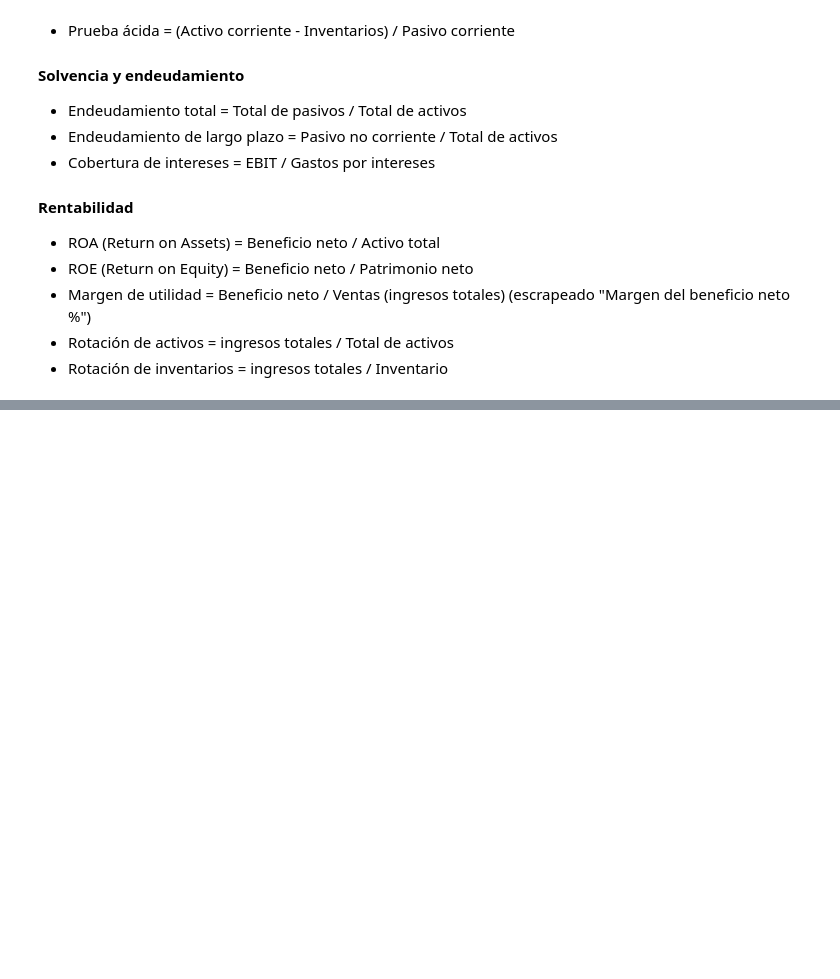
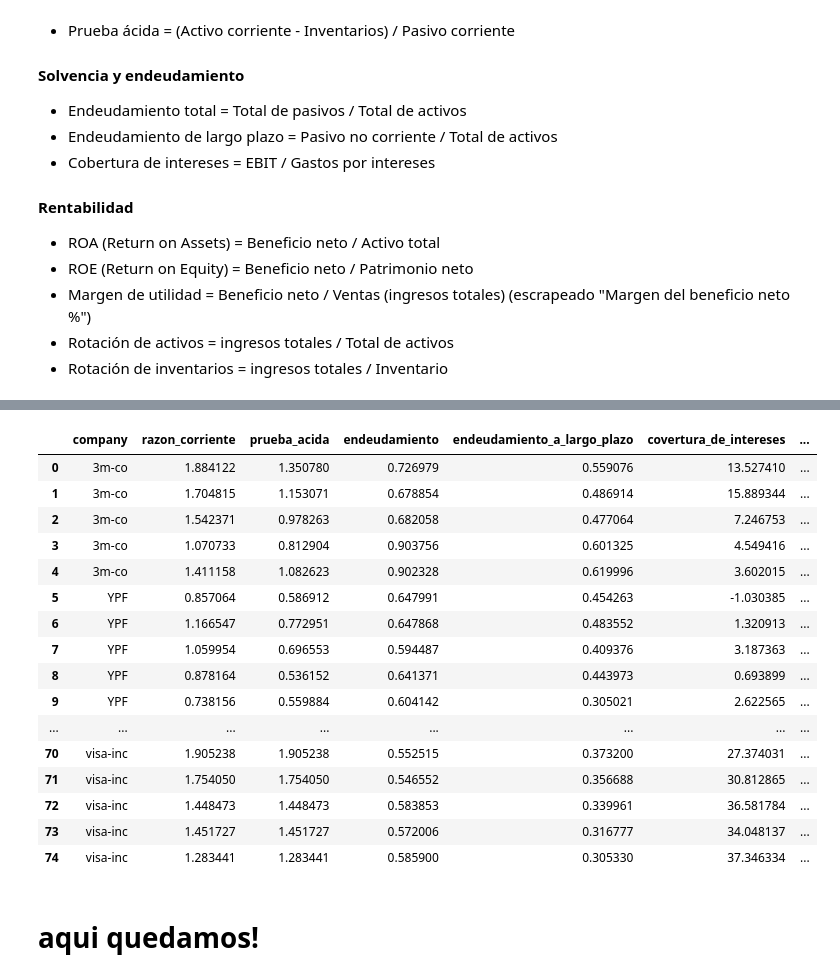
Before and after one commit to ivanjavierparra/MCD-Web-Mining, a Jupyter notebook: calculo-ratios-balance.ipynb, the cells around one changed output, grey strips where cells are left out. Saved outputs shown, nothing was run; the diff lists cells and outputs as text; code cells hidden in the pictures; blank space fills up the shorter version.

```diff
--- a/calculo-ratios-balance.ipynb
+++ b/calculo-ratios-balance.ipynb
@@ -172,0 +199,14 @@ array(['activo_corriente', 'activo_total', 'pasivo_corriente',
+# %%
+# datos variaciones de los precios de las acciones
+
+# Consultar datos
+conn = sqlite3.connect('webmining.db')
+cursor = conn.cursor()
+cursor.execute("SELECT * FROM datos_variacion")
+column_names = [description[0] for description in cursor.description]
+filas = cursor.fetchall()
+
+# Guardar los datos en un dataframe
+df_var = pd.DataFrame(filas, columns=column_names)
+df_var["ejercicio"] = df_var["ejercicio"] - 1
+df_var
@@ -172,0 +231,25 @@ array(['activo_corriente', 'activo_total', 'pasivo_corriente',
+# %%
+dt = pd.merge(data[features].reset_index(), df_var, on=["company","ejercicio"], how="left")
+dt.drop(columns=["ticker","id","ejercicio"], inplace=True)
+dt.drop(dt[dt["company"]=="tesla-motors"].index, inplace=True,axis=0)
+dt
+# %% [output]
+|  | company | razon_corriente | prueba_acida | endeudamiento | endeudamiento_a_largo_plazo | covertura_de_intereses | ... |
+| 0 | 3m-co | 1.884122 | 1.350780 | 0.726979 | 0.559076 | 13.527410 | ... |
+| 1 | 3m-co | 1.704815 | 1.153071 | 0.678854 | 0.486914 | 15.889344 | ... |
+| 2 | 3m-co | 1.542371 | 0.978263 | 0.682058 | 0.477064 | 7.246753 | ... |
+| 3 | 3m-co | 1.070733 | 0.812904 | 0.903756 | 0.601325 | 4.549416 | ... |
+| 4 | 3m-co | 1.411158 | 1.082623 | 0.902328 | 0.619996 | 3.602015 | ... |
+| 5 | YPF | 0.857064 | 0.586912 | 0.647991 | 0.454263 | -1.030385 | ... |
+| 6 | YPF | 1.166547 | 0.772951 | 0.647868 | 0.483552 | 1.320913 | ... |
+| 7 | YPF | 1.059954 | 0.696553 | 0.594487 | 0.409376 | 3.187363 | ... |
+| 8 | YPF | 0.878164 | 0.536152 | 0.641371 | 0.443973 | 0.693899 | ... |
+| 9 | YPF | 0.738156 | 0.559884 | 0.604142 | 0.305021 | 2.622565 | ... |
+| ... | ... | ... | ... | ... | ... | ... | ... |
+| 70 | visa-inc | 1.905238 | 1.905238 | 0.552515 | 0.373200 | 27.374031 | ... |
+| 71 | visa-inc | 1.754050 | 1.754050 | 0.546552 | 0.356688 | 30.812865 | ... |
+| 72 | visa-inc | 1.448473 | 1.448473 | 0.583853 | 0.339961 | 36.581784 | ... |
+| 73 | visa-inc | 1.451727 | 1.451727 | 0.572006 | 0.316777 | 34.048137 | ... |
+| 74 | visa-inc | 1.283441 | 1.283441 | 0.585900 | 0.305330 | 37.346334 | ... |
+# %% [markdown]
+# aqui quedamos!
```
Also changed, not shown: parts of 20 cells of this notebook, 2 other files.
